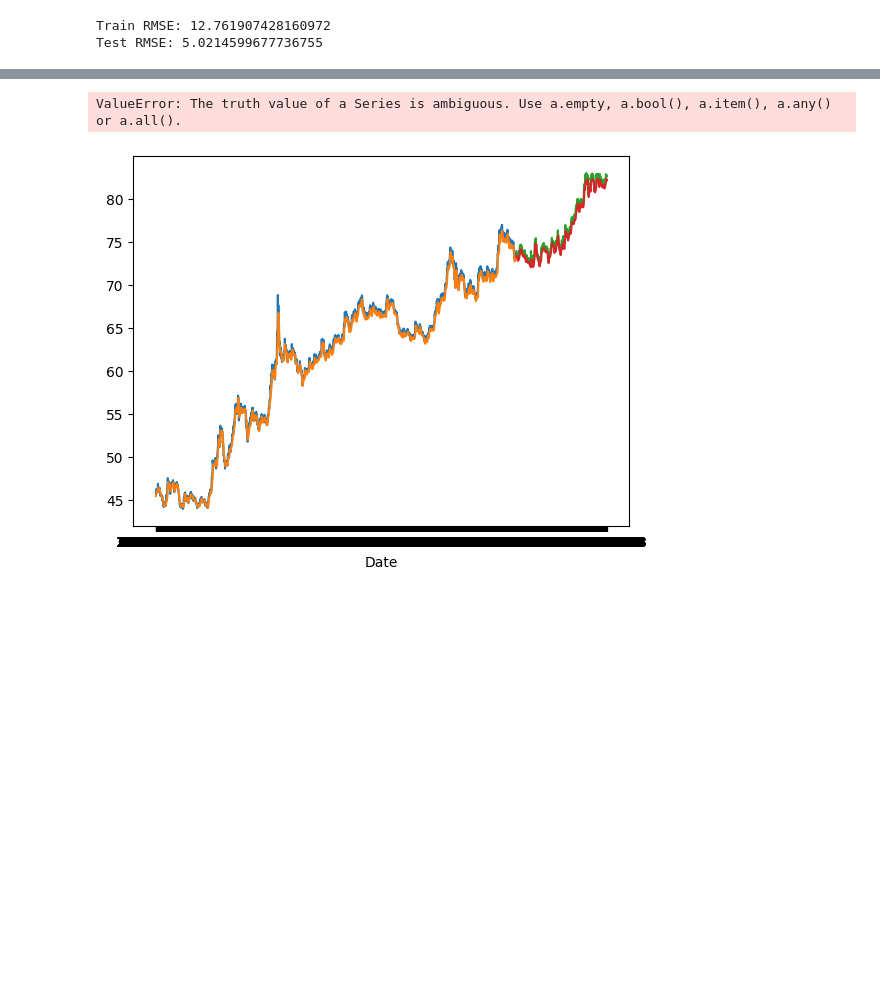
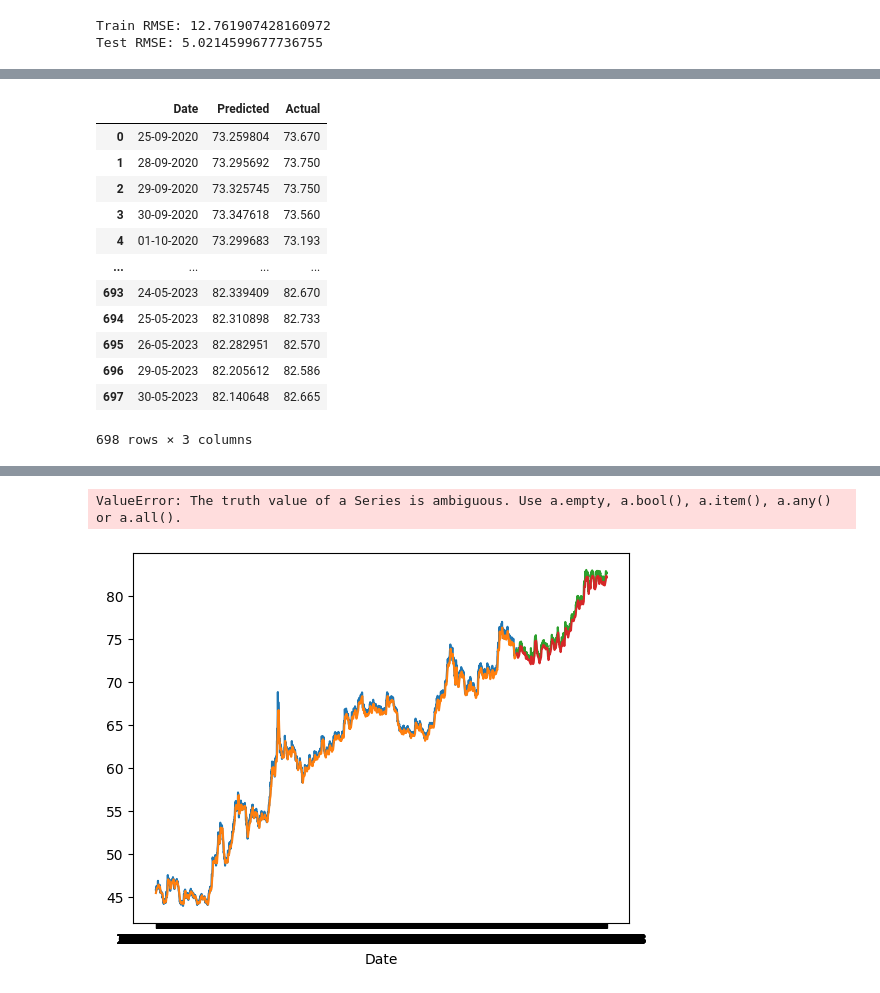
Before and after one commit to Nidhi-1223/Forex-USD-INR, a Jupyter notebook: USD_INR_Forecast.ipynb, the cells around one changed output, grey strips where cells are left out. Saved outputs shown, nothing was run; the diff lists cells and outputs as text; code cells hidden in the pictures; blank space fills up the shorter version.

```diff
--- a/USD_INR_Forecast.ipynb
+++ b/USD_INR_Forecast.ipynb
@@ -147,0 +199,22 @@ Test RMSE: 5.0214599677736755
+# %%
+test_predicted_df_with_actual = pd.DataFrame({
+    'Date': data_csv.index[sequence_length + len(train_predictions):sequence_length + len(train_predictions) + len(test_predictions)],
+    'Predicted': test_predictions.flatten(),
+    'Actual': y_test.flatten()
+})
+# %%
+test_predicted_df_with_actual
+# %% [output]
+|  | Date | Predicted | Actual |
+| 0 | 25-09-2020 | 73.259804 | 73.670 |
+| 1 | 28-09-2020 | 73.295692 | 73.750 |
+| 2 | 29-09-2020 | 73.325745 | 73.750 |
+| 3 | 30-09-2020 | 73.347618 | 73.560 |
+| 4 | 01-10-2020 | 73.299683 | 73.193 |
+| ... | ... | ... | ... |
+| 693 | 24-05-2023 | 82.339409 | 82.670 |
+| 694 | 25-05-2023 | 82.310898 | 82.733 |
+| 695 | 26-05-2023 | 82.282951 | 82.570 |
+| 696 | 29-05-2023 | 82.205612 | 82.586 |
+| 697 | 30-05-2023 | 82.140648 | 82.665 |
+698 rows × 3 columns
```
Also changed, not shown: parts of 17 cells of this notebook, 11 other files.
